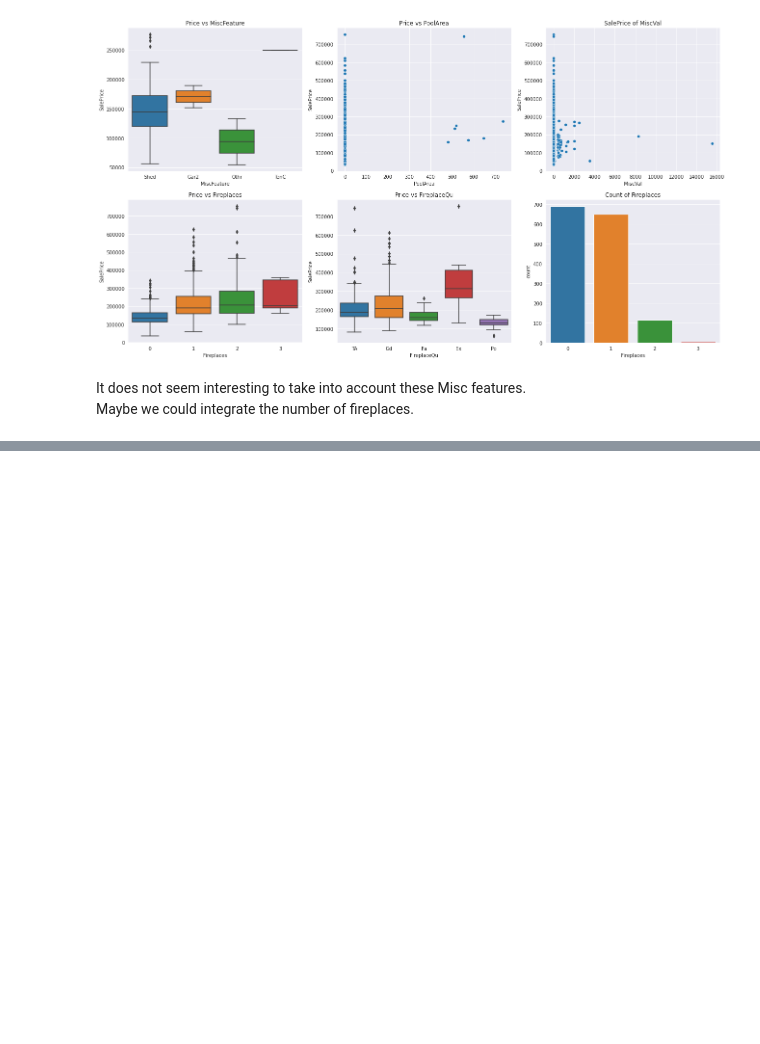
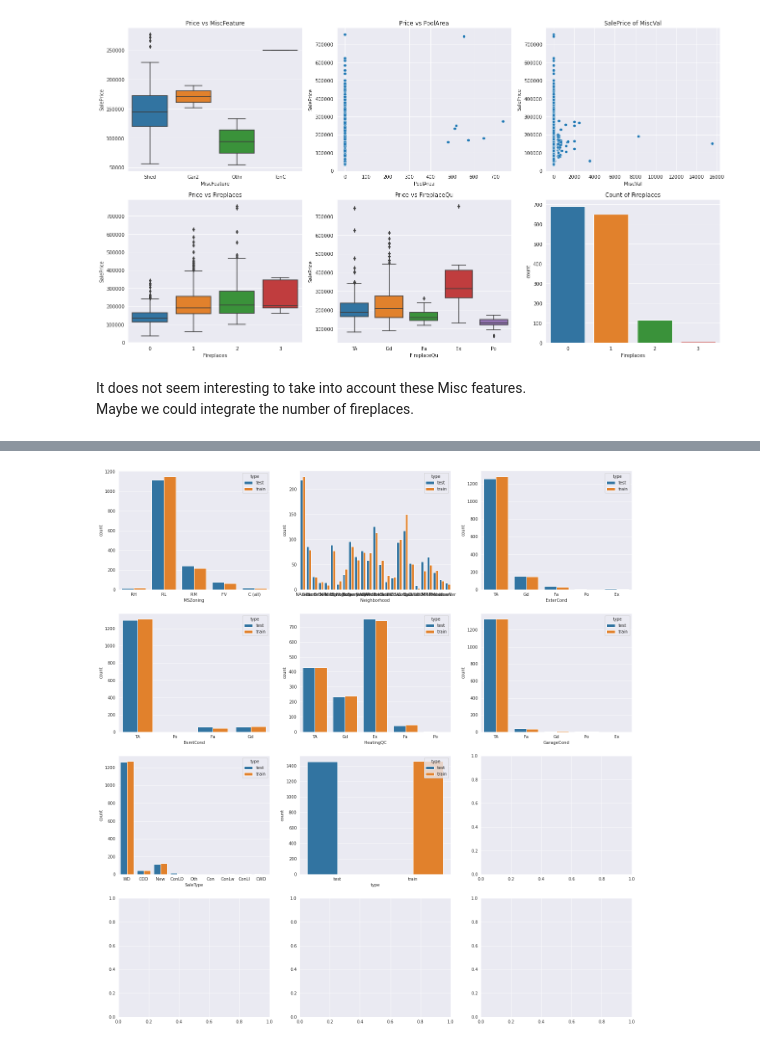
Before and after one commit to max-lutz/Kaggle_competitions, a Jupyter notebook: house-price-regression-full-eda-ml-workflow.ipynb, the cells around one changed output, grey strips where cells are left out. Saved outputs shown, nothing was run; the diff lists cells and outputs as text; code cells hidden in the pictures; blank space fills up the shorter version.

```diff
--- a/house-price-regression-full-eda-ml-workflow.ipynb
+++ b/house-price-regression-full-eda-ml-workflow.ipynb
@@ -556 +667,5 @@ Maybe we could integrate the number of fireplaces.
+# %%
+hist_train_test(train, test, "categorical")
+# %% [output]
+[figure, added]
 # %% [markdown]
```
Also changed, not shown: parts of 19 cells of this notebook.
